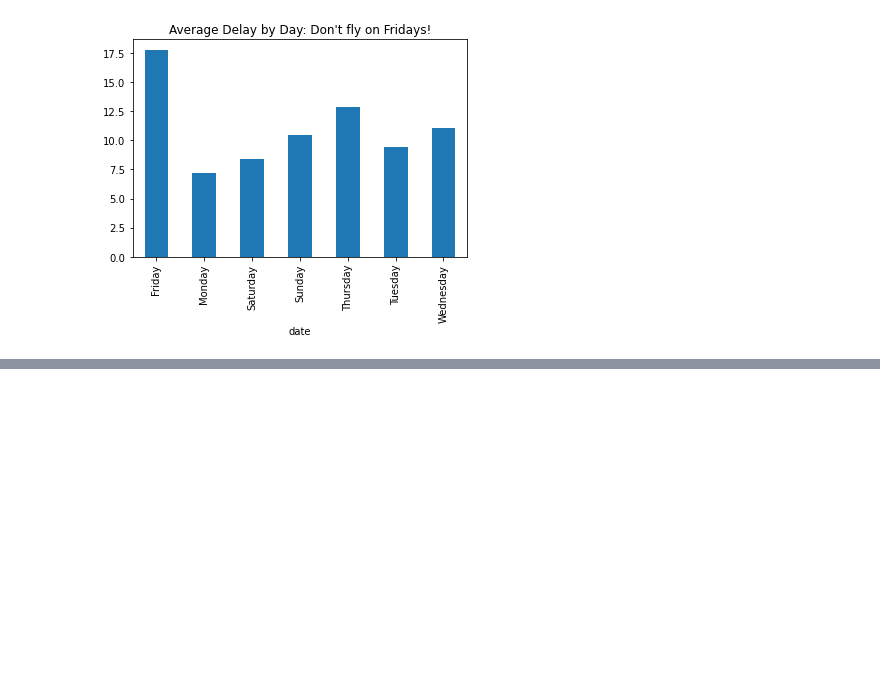
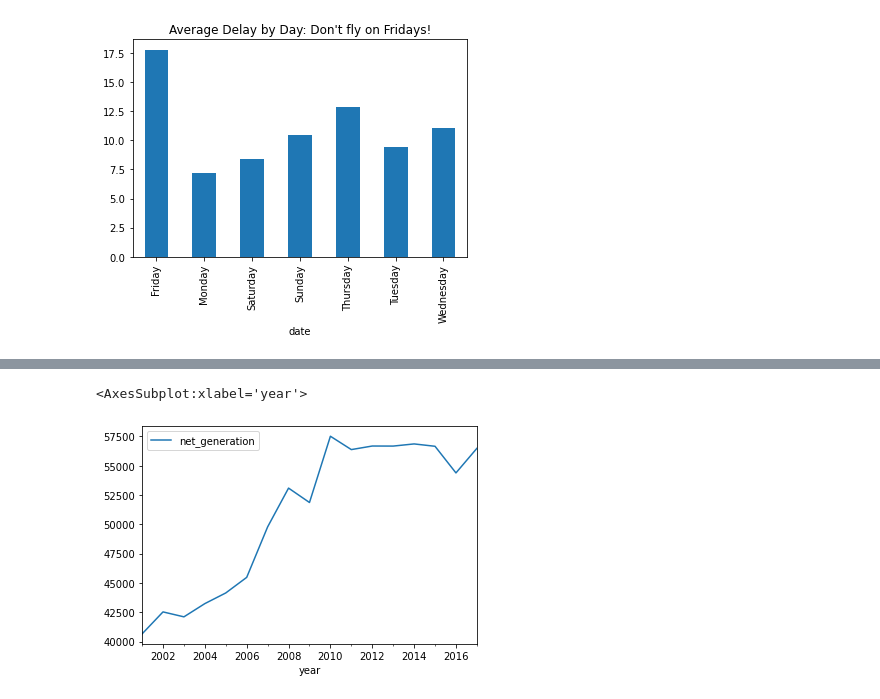
Before and after one commit to jesse-d-marder/time-series-exercises, a Jupyter notebook: working-with-time-series-data.ipynb, the cells around one changed output, grey strips where cells are left out. Saved outputs shown, nothing was run; the diff lists cells and outputs as text; code cells hidden in the pictures; blank space fills up the shorter version.

```diff
--- a/working-with-time-series-data.ipynb
+++ b/working-with-time-series-data.ipynb
@@ -132,0 +188,5 @@ Text(0.5, 1.0, "Average Delay by Day: Don't fly on Fridays!")
+# %%
+e.reset_index(drop=True).pivot_table(aggfunc='sum',columns='year',values='net_generation').T.plot()
+# %% [output]
+<AxesSubplot:xlabel='year'>
+[figure, added]
```
Also changed, not shown: parts of 24 cells of this notebook.
